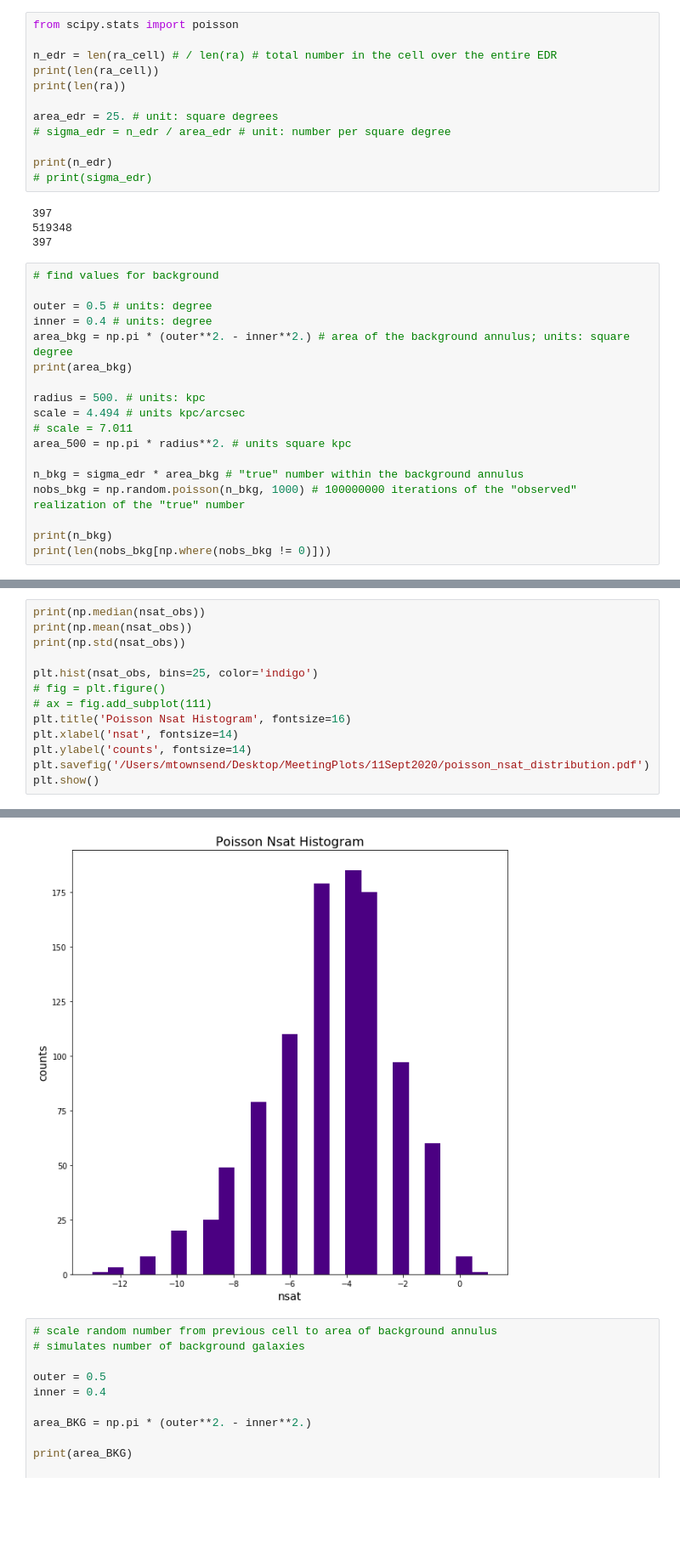
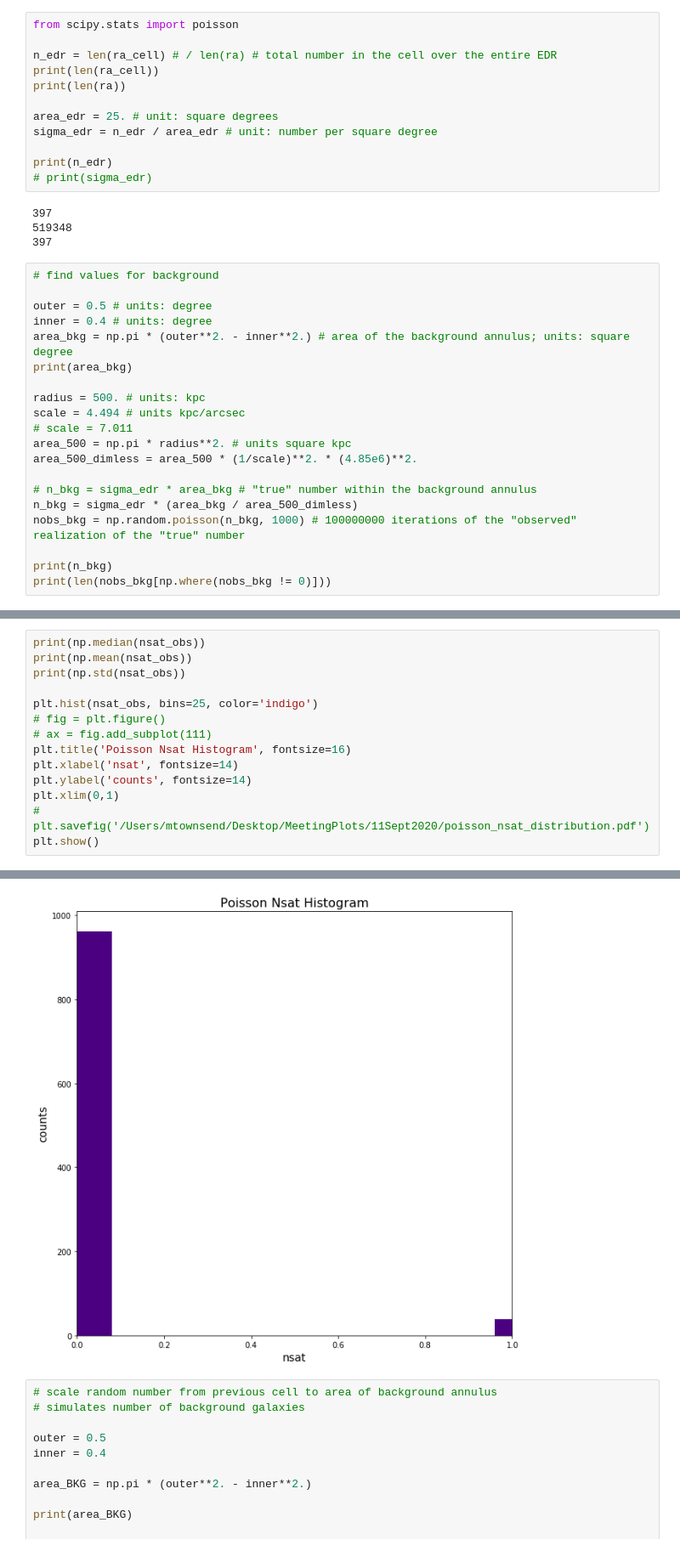
Before and after one commit to metownsend/LRG-Sats, a Jupyter notebook: negative_counts_test.ipynb, the cells around one changed output, grey strips where cells are left out. Shown at 85% size. Cells and saved outputs as stored; diff of their text form; blank space fills up the shorter version.

```diff
--- a/negative_counts_test.ipynb
+++ b/negative_counts_test.ipynb
@@ -292,7 +292,7 @@ print(len(ra_cell))
 print(len(ra))
 
 area_edr = 25. # unit: square degrees
-# sigma_edr = n_edr / area_edr # unit: number per square degree
+sigma_edr = n_edr / area_edr # unit: number per square degree
 
 print(n_edr)
 # print(sigma_edr)
@@ -312,8 +312,10 @@ radius = 500. # units: kpc
 scale = 4.494 # units kpc/arcsec
 # scale = 7.011
 area_500 = np.pi * radius**2. # units square kpc
+area_500_dimless = area_500 * (1/scale)**2. * (4.85e6)**2.
 
-n_bkg = sigma_edr * area_bkg # "true" number within the background annulus
+# n_bkg = sigma_edr * area_bkg # "true" number within the background annulus
+n_bkg = sigma_edr * (area_bkg / area_500_dimless)
 nobs_bkg = np.random.poisson(n_bkg, 1000) # 100000000 iterations of the "observed" realization of the "true" number
 
 print(n_bkg)
@@ -360,6 +362,7 @@ plt.hist(nsat_obs, bins=25, color='indigo')
 plt.title('Poisson Nsat Histogram', fontsize=16)
 plt.xlabel('nsat', fontsize=14)
 plt.ylabel('counts', fontsize=14)
-plt.savefig('/Users/mtownsend/Desktop/MeetingPlots/11Sept2020/poisson_nsat_distribution.pdf')
+plt.xlim(0,1)
+# plt.savefig('/Users/mtownsend/Desktop/MeetingPlots/11Sept2020/poisson_nsat_distribution.pdf')
 plt.show()
 # %% [output]
@@ -369,4 +372,4 @@ plt.show()
-[figure, old version]
+[figure, new version]
 # %%
 # scale random number from previous cell to area of background annulus
 # simulates number of background galaxies
```
Also changed, not shown: parts of 4 cells of this notebook.
